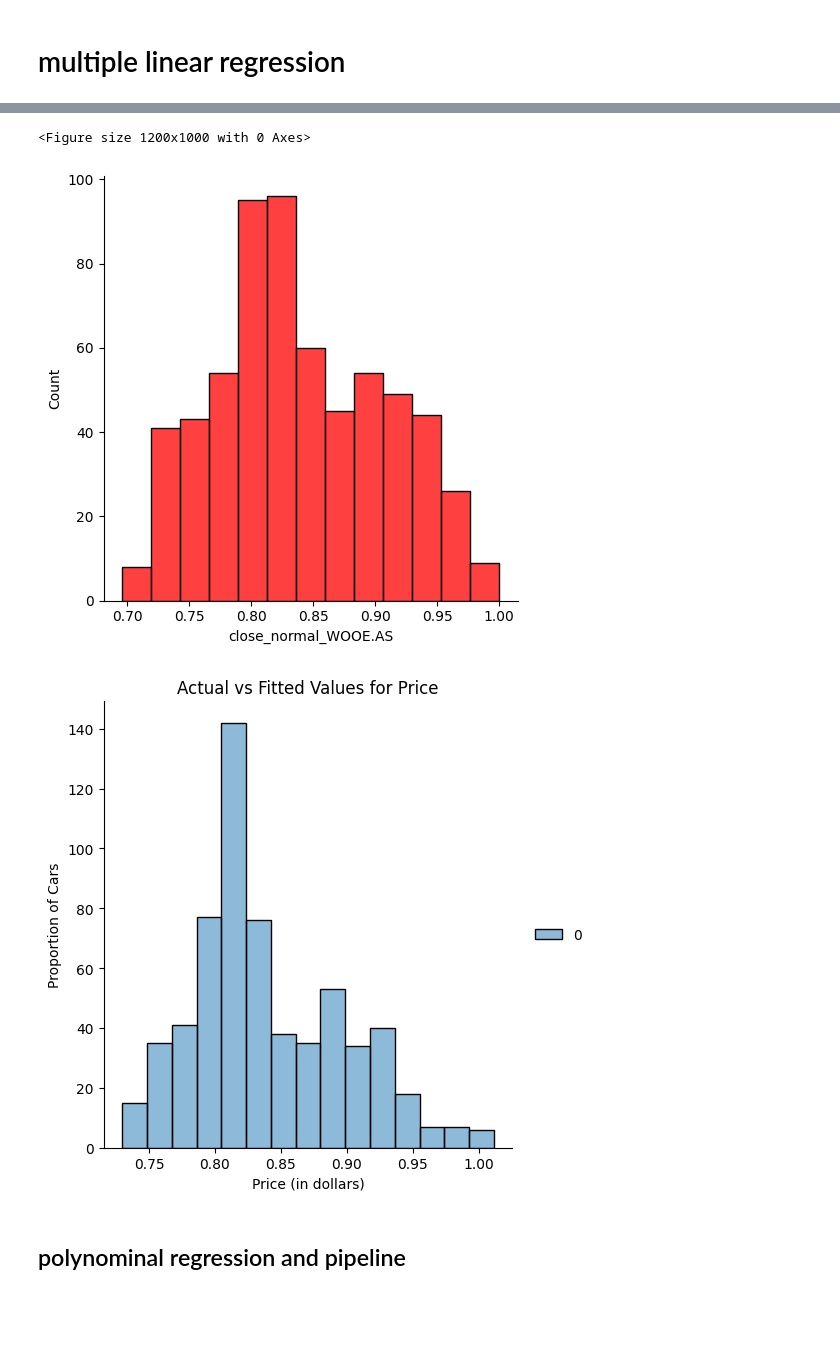
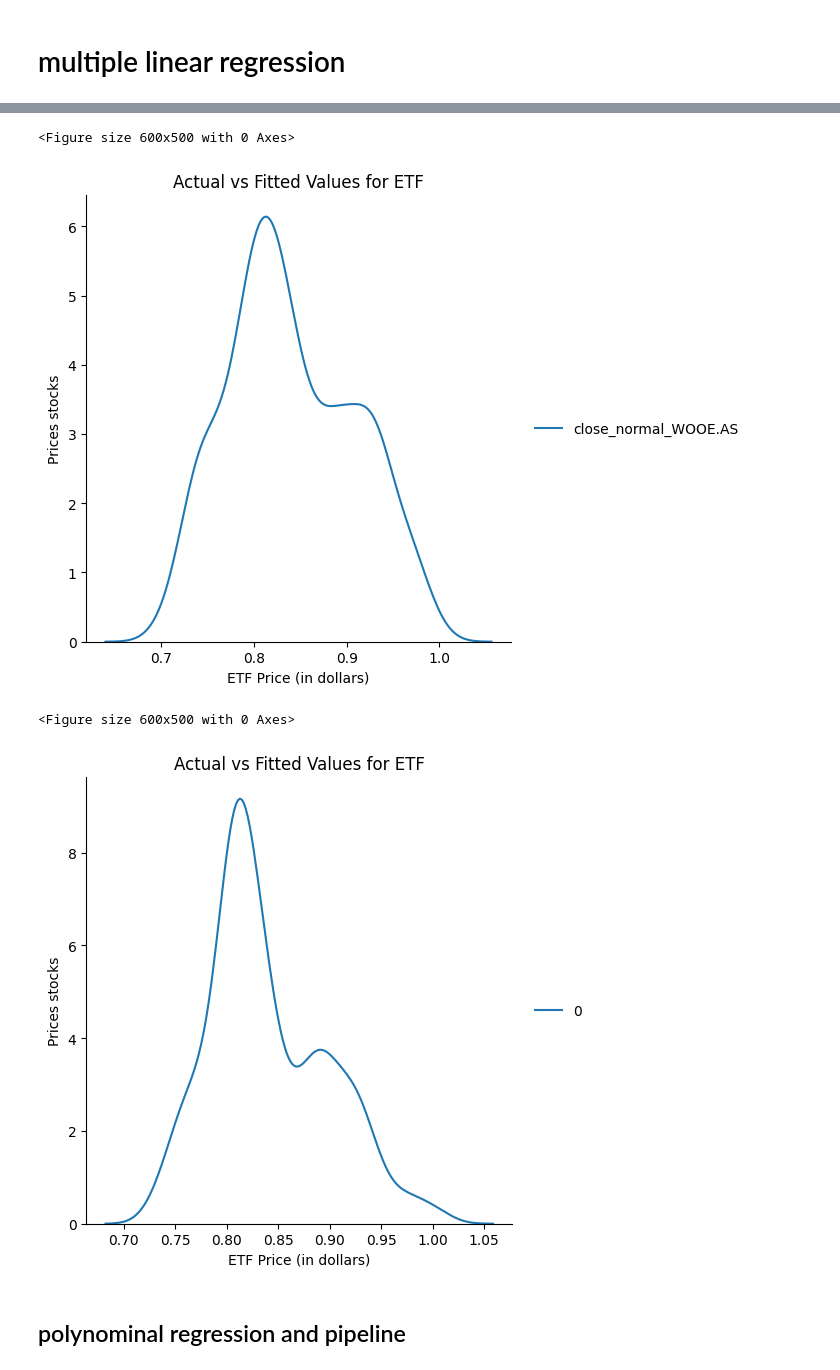
Before and after one commit to scaja/python_libraries_toolkits_for_modern_day_analysts_deprecated, a Jupyter notebook: 04_data_modeling.ipynb, the cells around one changed output, grey strips where cells are left out. Saved outputs shown, nothing was run; the diff lists cells and outputs as text; code cells hidden in the pictures; blank space fills up the shorter version.

```diff
--- a/04_data_modeling.ipynb
+++ b/04_data_modeling.ipynb
@@ -96,6 +87,6 @@ plt.ylim(0,)
 # %%
-width = 12
-height = 10
+width = 6
+height = 5
 plt.figure(figsize=(width, height))
 sns.residplot(x=aux_var_stock_prices["close_normal_WY"], y=aux_var_stock_prices["close_normal_WOOE.AS"])
 plt.show()
@@ -147,20 +166,25 @@ array([[0.60342475, 0.19761314, 0.05929577]])
+# %%
+plt.figure(figsize=(width, height))
+sns.displot(aux_var_stock_price_1, color="r", label="Actual Value", kind="kde")
+plt.title('Actual vs Fitted Values for ETF')
+plt.xlabel('ETF Price (in dollars)')
+plt.ylabel('Prices stocks')
+plt.show()
+plt.close()
+# %% [output]
+<Figure size 600x500 with 0 Axes>
+[figure, added]
 # %%
 plt.figure(figsize=(width, height))
 
-
-ax1 = sns.displot(aux_var_stock_prices['close_normal_WOOE.AS'], color="r", label="Actual Value")
-sns.displot(Yhat, color="b", label="Fitted Values" , ax=ax1)
-
-
-plt.title('Actual vs Fitted Values for Price')
-plt.xlabel('Price (in dollars)')
-plt.ylabel('Proportion of Cars')
-
+sns.displot(Yhat, color="b", label="Fitted Values", kind="kde")
+plt.title('Actual vs Fitted Values for ETF')
+plt.xlabel('ETF Price (in dollars)')
+plt.ylabel('Prices stocks')
 plt.show()
 plt.close()
 # %% [output]
-<Figure size 1200x1000 with 0 Axes>
+<Figure size 600x500 with 0 Axes>
-[figure, old version]
+[figure, new version]
-[figure, removed]
 # %% [markdown]
 ## polynominal regression and pipeline
```
Also changed, not shown: parts of 52 cells of this notebook.
